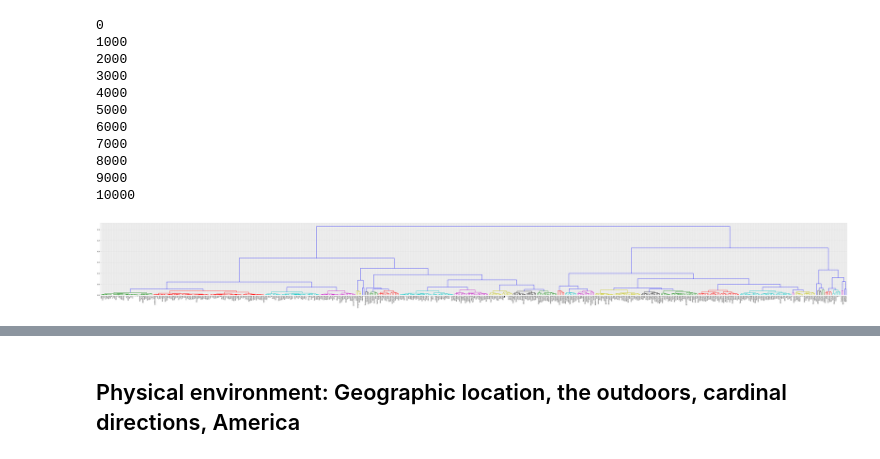
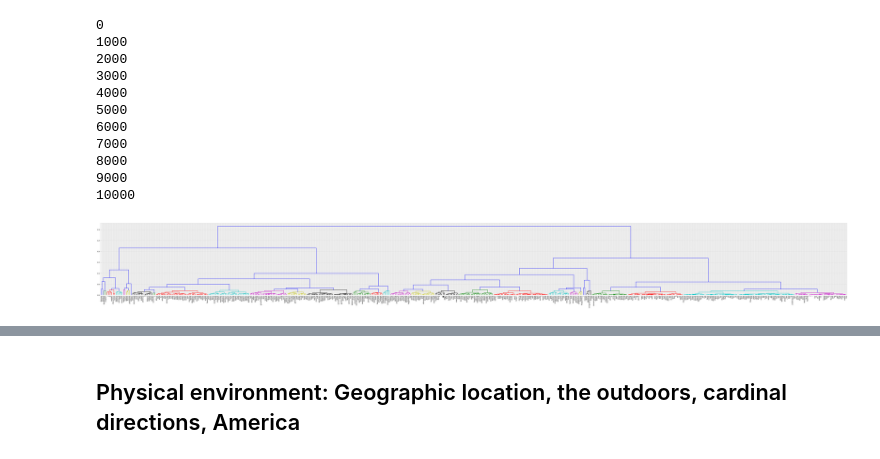
Before and after one commit to davidmcclure/lint-analysis, a Jupyter notebook: notebooks/32-cluster-groups.ipynb, the cells around one changed output, grey strips where cells are left out. Saved outputs shown, nothing was run; the diff lists cells and outputs as text; code cells hidden in the pictures.

```diff
--- a/notebooks/32-cluster-groups.ipynb
+++ b/notebooks/32-cluster-groups.ipynb
@@ -85,11 +85,19 @@ from scipy.cluster.hierarchy import linkage, dendrogram
 # %%
 link = linkage(d, method='ward')
 
 plt.figure(figsize=(100, 10))
-dendrogram(link, labels=shuffled, orientation='top', leaf_font_size=12, color_threshold=0.025)
+
+dendrogram(
+    link,
+    labels=shuffled,
+    distance_sort='descending',
+    leaf_font_size=12,
+    color_threshold=0.025,
+)
+
 plt.show()
 # %% [output]
-[figure, old version]
+[figure, new version]
 # %%
 import math
 
```
Also changed, not shown: parts of 4 cells of this notebook.
